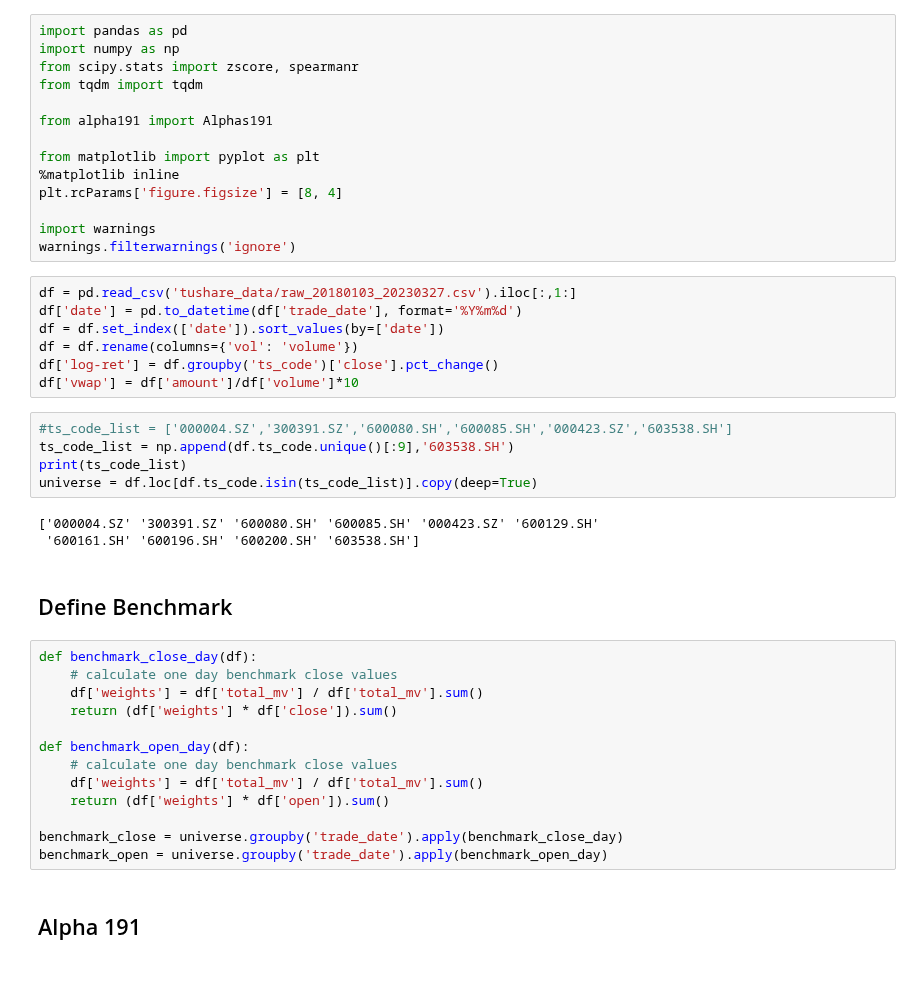
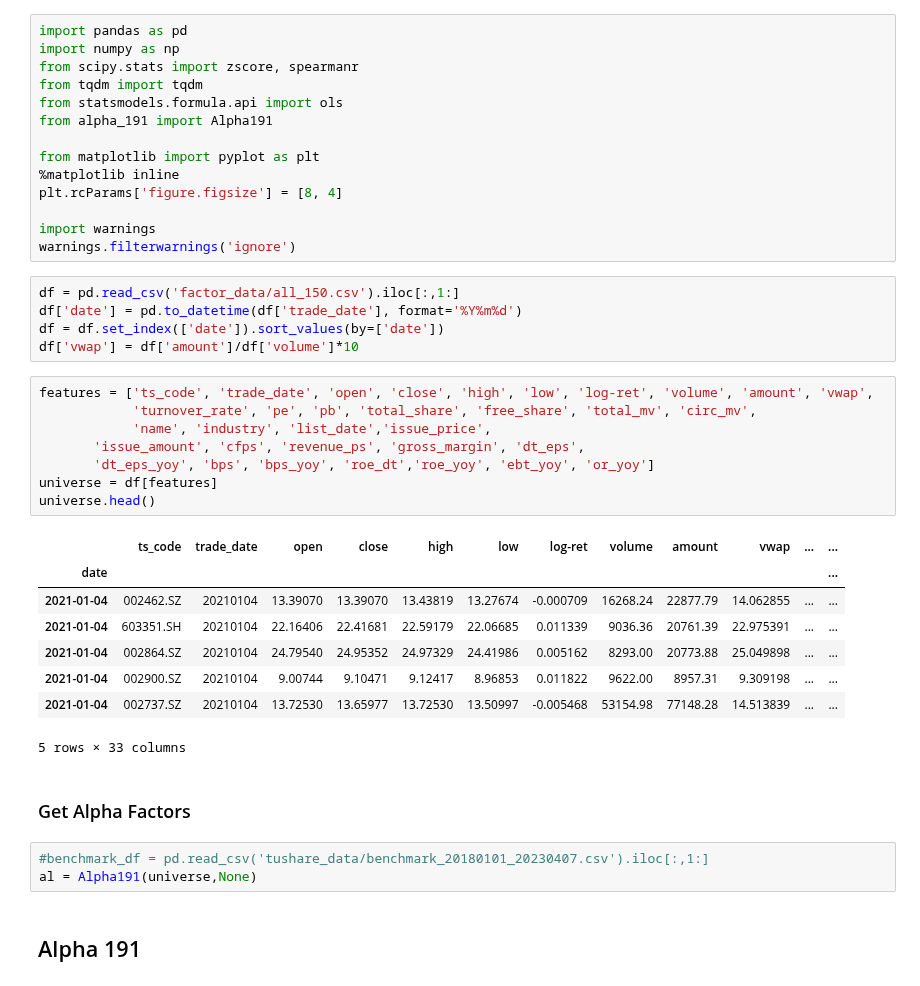
Before and after one commit to JiaRuiming-1/AI-Trading, a Jupyter notebook: alpha_factor/Alpha_191.ipynb, the cells around one changed output. Cells and saved outputs as stored; diff of their text form.

```diff
--- a/alpha_factor/Alpha_191.ipynb
+++ b/alpha_factor/Alpha_191.ipynb
@@ -3,8 +3,8 @@ import pandas as pd
 import numpy as np
 from scipy.stats import zscore, spearmanr
 from tqdm import tqdm
-
-from alpha191 import Alphas191
+from statsmodels.formula.api import ols
+from alpha_191 import Alpha191
 
 from matplotlib import pyplot as plt
 %matplotlib inline
@@ -13,35 +13,32 @@ plt.rcParams['figure.figsize'] = [8, 4]
 import warnings
 warnings.filterwarnings('ignore')
 # %%
-df = pd.read_csv('tushare_data/raw_20180103_20230327.csv').iloc[:,1:]
+df = pd.read_csv('factor_data/all_150.csv').iloc[:,1:]
 df['date'] = pd.to_datetime(df['trade_date'], format='%Y%m%d')
 df = df.set_index(['date']).sort_values(by=['date'])
-df = df.rename(columns={'vol': 'volume'})
-df['log-ret'] = df.groupby('ts_code')['close'].pct_change()
 df['vwap'] = df['amount']/df['volume']*10
-# %%
-#ts_code_list = ['000004.SZ','300391.SZ','600080.SH','600085.SH','000423.SZ','603538.SH']
-ts_code_list = np.append(df.ts_code.unique()[:9],'603538.SH')
-print(ts_code_list)
-universe = df.loc[df.ts_code.isin(ts_code_list)].copy(deep=True)
-# %% [output]
-['000004.SZ' '300391.SZ' '600080.SH' '600085.SH' '000423.SZ' '600129.SH'
- '600161.SH' '600196.SH' '600200.SH' '603538.SH']
-# %% [markdown]
-## Define Benchmark
-# %%
-def benchmark_close_day(df):
-    # calculate one day benchmark close values
-    df['weights'] = df['total_mv'] / df['total_mv'].sum()
-    return (df['weights'] * df['close']).sum()
-
-def benchmark_open_day(df):
-    # calculate one day benchmark close values
-    df['weights'] = df['total_mv'] / df['total_mv'].sum()
-    return (df['weights'] * df['open']).sum()
-
-benchmark_close = universe.groupby('trade_date').apply(benchmark_close_day)
-benchmark_open = universe.groupby('trade_date').apply(benchmark_open_day)
+# %%
+features = ['ts_code', 'trade_date', 'open', 'close', 'high', 'low', 'log-ret', 'volume', 'amount', 'vwap',
+            'turnover_rate', 'pe', 'pb', 'total_share', 'free_share', 'total_mv', 'circ_mv',
+            'name', 'industry', 'list_date','issue_price',
+       'issue_amount', 'cfps', 'revenue_ps', 'gross_margin', 'dt_eps',
+       'dt_eps_yoy', 'bps', 'bps_yoy', 'roe_dt','roe_yoy', 'ebt_yoy', 'or_yoy']
+universe = df[features]
+universe.head()
+# %% [output]
+|  | ts_code | trade_date | open | close | high | low | log-ret | volume | amount | vwap | ... | ... |
+| date |  |  |  |  |  |  |  |  |  |  |  | ... |
+| 2021-01-04 | 002462.SZ | 20210104 | 13.39070 | 13.39070 | 13.43819 | 13.27674 | -0.000709 | 16268.24 | 22877.79 | 14.062855 | ... | ... |
+| 2021-01-04 | 603351.SH | 20210104 | 22.16406 | 22.41681 | 22.59179 | 22.06685 | 0.011339 | 9036.36 | 20761.39 | 22.975391 | ... | ... |
+| 2021-01-04 | 002864.SZ | 20210104 | 24.79540 | 24.95352 | 24.97329 | 24.41986 | 0.005162 | 8293.00 | 20773.88 | 25.049898 | ... | ... |
+| 2021-01-04 | 002900.SZ | 20210104 | 9.00744 | 9.10471 | 9.12417 | 8.96853 | 0.011822 | 9622.00 | 8957.31 | 9.309198 | ... | ... |
+| 2021-01-04 | 002737.SZ | 20210104 | 13.72530 | 13.65977 | 13.72530 | 13.50997 | -0.005468 | 53154.98 | 77148.28 | 14.513839 | ... | ... |
+5 rows × 33 columns
+# %% [markdown]
+### Get Alpha Factors
+# %%
+#benchmark_df = pd.read_csv('tushare_data/benchmark_20180101_20230407.csv').iloc[:,1:]
+al = Alpha191(universe,None)
 # %% [markdown]
 ## Alpha 191
 # %% [markdown]
```
Also changed, not shown: parts of 10 cells of this notebook, 1 other file.
